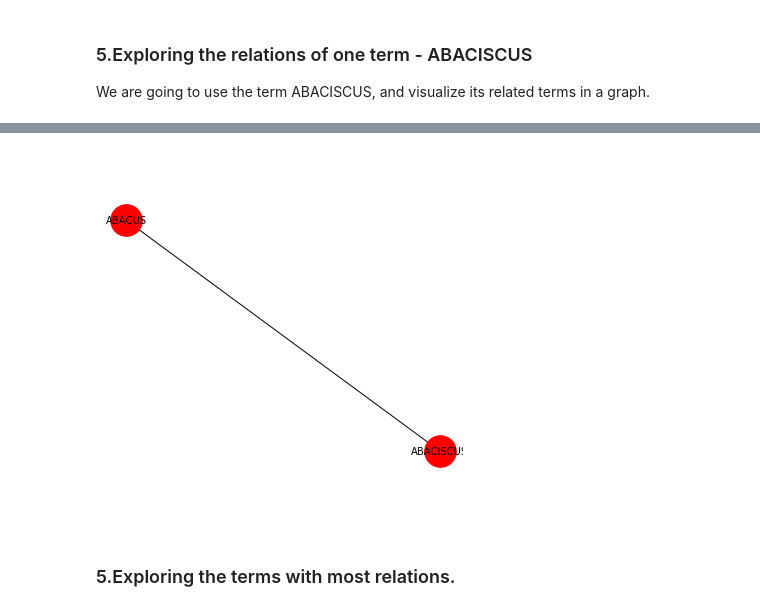
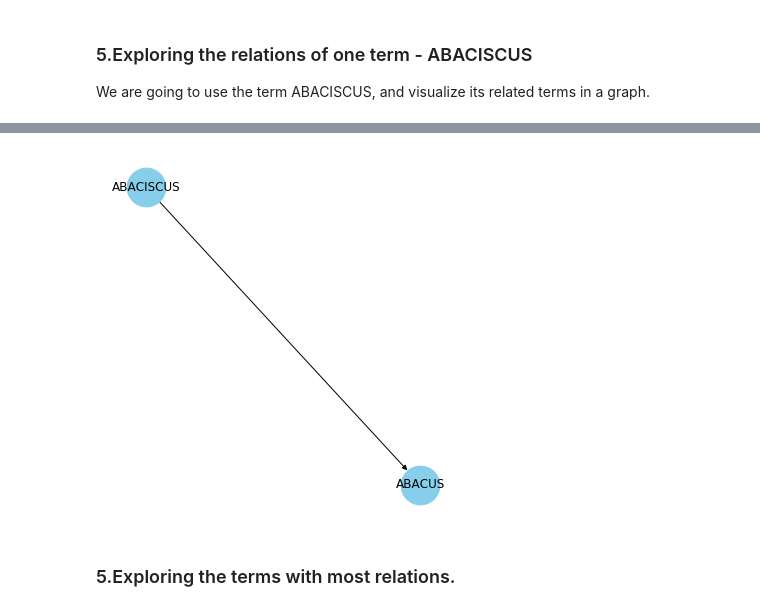
Before and after one commit to francesNLP/frances, a Jupyter notebook: NLS_EB/EB_Dataframe_KnowledgeGraph.ipynb, the cells around one changed output, grey strips where cells are left out. Cells and saved outputs as stored; diff of their text form; code cells hidden in the pictures.

```diff
--- a/NLS_EB/EB_Dataframe_KnowledgeGraph.ipynb
+++ b/NLS_EB/EB_Dataframe_KnowledgeGraph.ipynb
@@ -18,9 +18,13 @@ from pandas.io.json import json_normalize
 # %% [markdown]
 ### Functions
 # %%
-def create_graph_df(df):
-    num=50
-    graph_df = nx.from_pandas_edgelist(df.head(n=num), source='term', target='related_terms', edge_attr=True)
+def create_graph_df(df, num=None):
+    if num:
+        graph_df = nx.from_pandas_edgelist(df.head(n=num), source='term', target='related_terms', edge_attr=True, create_using=nx.MultiDiGraph())
+
+    else:
+        graph_df = nx.from_pandas_edgelist(df, source='term', target='related_terms', edge_attr=True, create_using=nx.MultiDiGraph())
+
     return graph_df
 # %%
 def explore_a_term(df, term):
@@ -216,12 +197,11 @@ ABACISCUS_df
 G = create_graph_df(ABACISCUS_df)
 # %%
 plt.figure(figsize=(5,5))
-pos = nx.spring_layout(G)
-nx.draw(G, cmap = plt.get_cmap('jet'), with_labels=True, node_size = 1000, font_size=10, alpha=1)
-plt.axis('off')
+pos = nx.spring_layout(G, k = 0.5) # k regulates the distance between nodes
+nx.draw(G, with_labels=True, node_color='skyblue', node_size=1500, edge_cmap=plt.cm.Blues, pos = pos)
 plt.show()
 # %% [output]
-[figure, old version]
+[figure, new version]
 # %% [markdown]
 ### 5.Exploring the terms with most relations.
 # %% [markdown]
```
Also changed, not shown: parts of 17 cells of this notebook.
